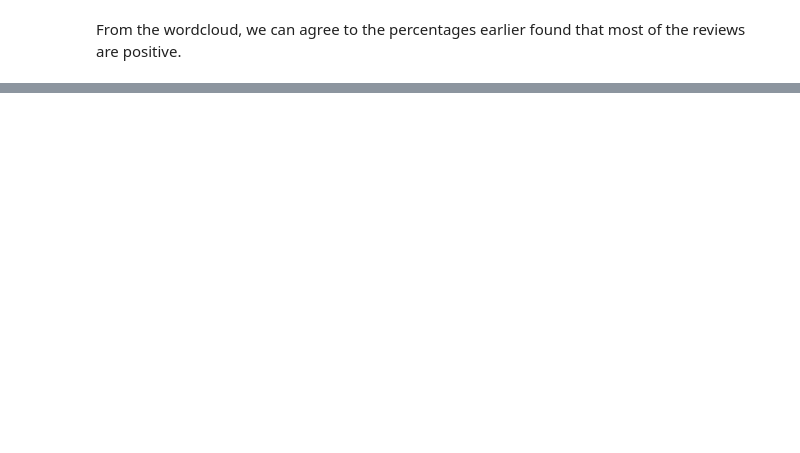
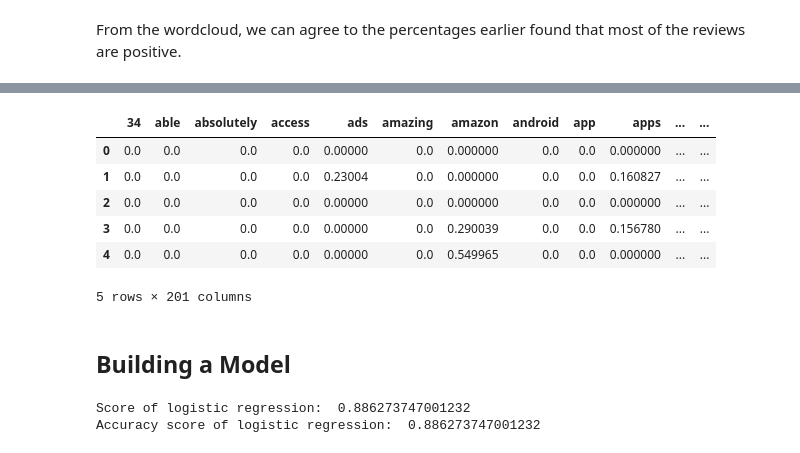
Before and after one commit to PeaceUdoka/Sentiment-analysis-with-python, a Jupyter notebook: Sentiment Analysis With Python.ipynb, the cells around one changed output, grey strips where cells are left out. Saved outputs shown, nothing was run; the diff lists cells and outputs as text; code cells hidden in the pictures; blank space fills up the shorter version.

Commit message:
built a log reg model

```diff
--- a/Sentiment Analysis With Python.ipynb
+++ b/Sentiment Analysis With Python.ipynb
@@ -165,0 +197,29 @@ data['no_of_words'] = length
+# %%
+num_df['sentiment'] = data['sentiment']
+
+num_df.head()
+# %% [output]
+|  | 34 | able | absolutely | access | ads | amazing | amazon | android | app | apps | ... | ... |
+| 0 | 0.0 | 0.0 | 0.0 | 0.0 | 0.00000 | 0.0 | 0.000000 | 0.0 | 0.0 | 0.000000 | ... | ... |
+| 1 | 0.0 | 0.0 | 0.0 | 0.0 | 0.23004 | 0.0 | 0.000000 | 0.0 | 0.0 | 0.160827 | ... | ... |
+| 2 | 0.0 | 0.0 | 0.0 | 0.0 | 0.00000 | 0.0 | 0.000000 | 0.0 | 0.0 | 0.000000 | ... | ... |
+| 3 | 0.0 | 0.0 | 0.0 | 0.0 | 0.00000 | 0.0 | 0.290039 | 0.0 | 0.0 | 0.156780 | ... | ... |
+| 4 | 0.0 | 0.0 | 0.0 | 0.0 | 0.00000 | 0.0 | 0.549965 | 0.0 | 0.0 | 0.000000 | ... | ... |
+5 rows × 201 columns
+# %% [markdown]
+## Building a Model
+# %%
+# define target and features
+y = num_df.sentiment
+X = num_df.drop('sentiment', axis=1)
+
+# Build a logistic regression model and calculate the accuracy
+log_reg = LogisticRegression().fit(X, y)
+print('Score of logistic regression: ', log_reg.score(X, y))
+
+# predicting and calculating accuracy
+y_predict = log_reg.predict(X)
+print('Accuracy score of logistic regression: ', accuracy_score(y, y_predict))
+# %% [output]
+Score of logistic regression:  0.886273747001232
+Accuracy score of logistic regression:  0.886273747001232
```
Also changed, not shown: parts of 7 cells of this notebook.
